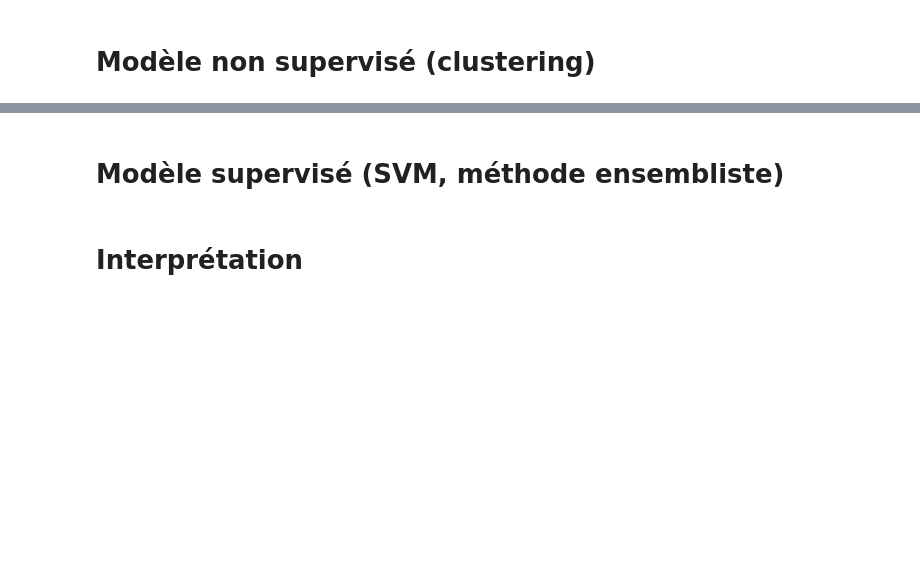
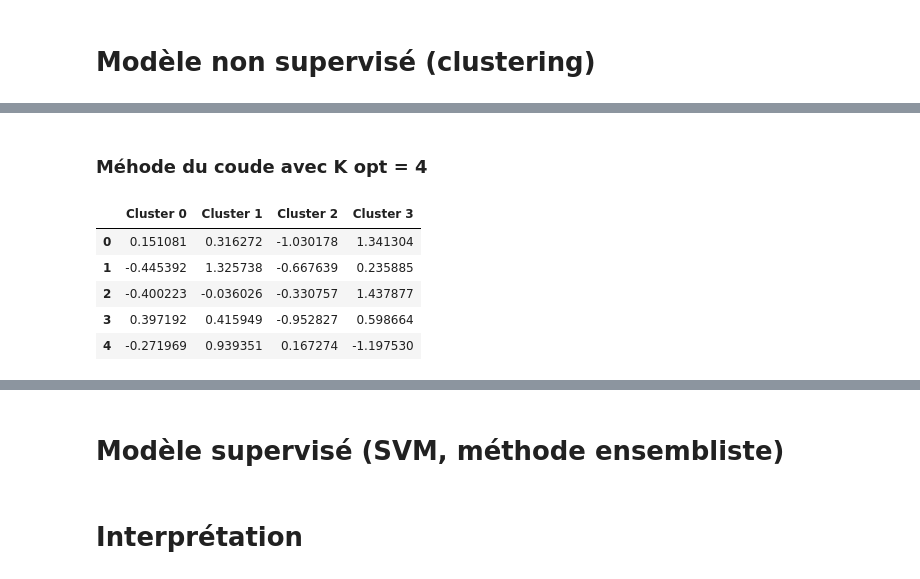
Before and after one commit to yvesmarix/PROJET-QRT-ELEC, a Jupyter notebook: main.ipynb, the cells around one changed output, grey strips where cells are left out. Saved outputs shown, nothing was run; the diff lists cells and outputs as text; code cells hidden in the pictures; blank space fills up the shorter version.

```diff
--- a/main.ipynb
+++ b/main.ipynb
@@ -723,0 +1009,18 @@ x_train_clean[["FR_TEMP_LAG", "DE_TEMP_LAG"]] = x_train_clean[["FR_TEMP_LAG", "D
+# %% [markdown]
+### Méhode du coude avec K opt = 4
+# %%
+kmeans_optim = KMeans(n_clusters=4, random_state=0).fit(X_cluster_scaled)
+clusters = pd.DataFrame(kmeans_optim.cluster_centers_)
+
+clust_data = clusters.T
+nb_clusters = clusters.shape[0]
+New_labels = ["Cluster " + str(x) for x in range(nb_clusters)]
+clust_data.columns = New_labels
+clust_data.head()
+# %% [output]
+|  | Cluster 0 | Cluster 1 | Cluster 2 | Cluster 3 |
+| 0 | 0.151081 | 0.316272 | -1.030178 | 1.341304 |
+| 1 | -0.445392 | 1.325738 | -0.667639 | 0.235885 |
+| 2 | -0.400223 | -0.036026 | -0.330757 | 1.437877 |
+| 3 | 0.397192 | 0.415949 | -0.952827 | 0.598664 |
+| 4 | -0.271969 | 0.939351 | 0.167274 | -1.197530 |
```
Also changed, not shown: parts of 21 cells of this notebook.
